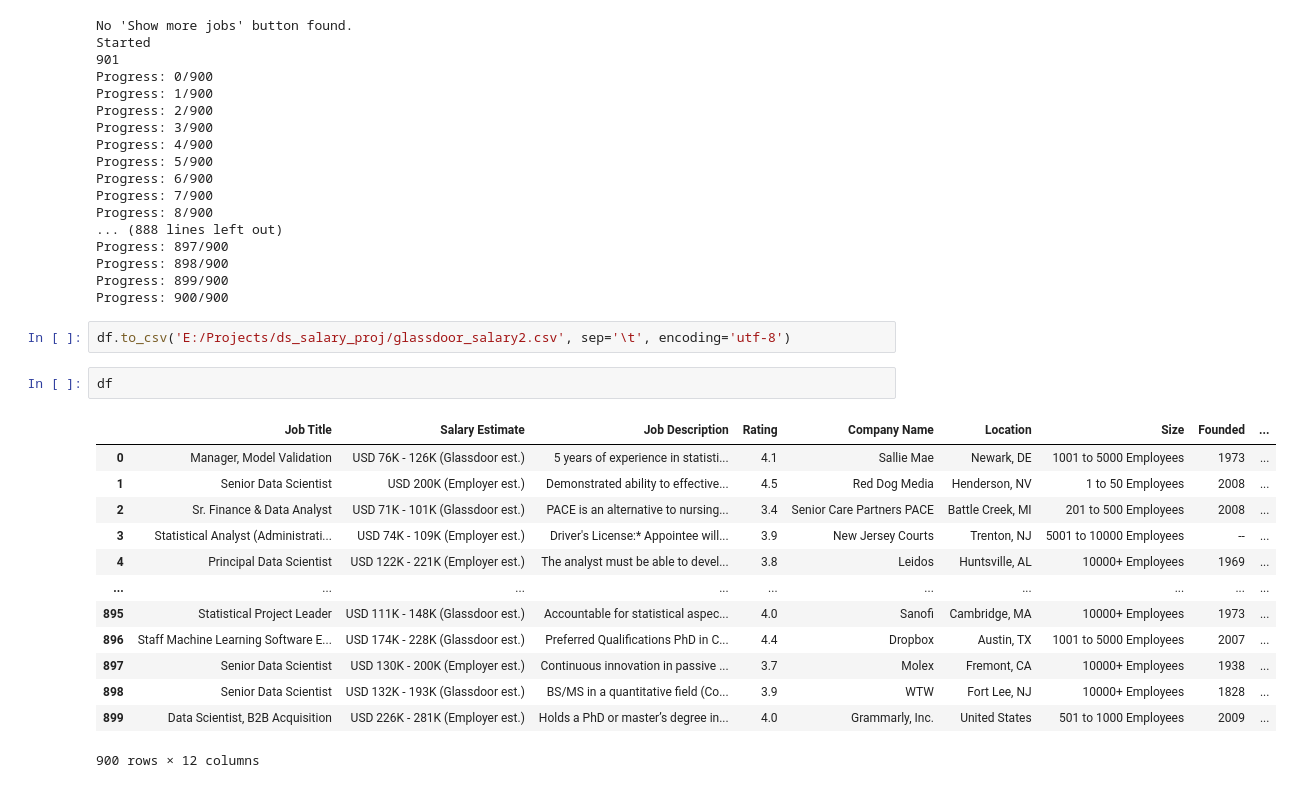
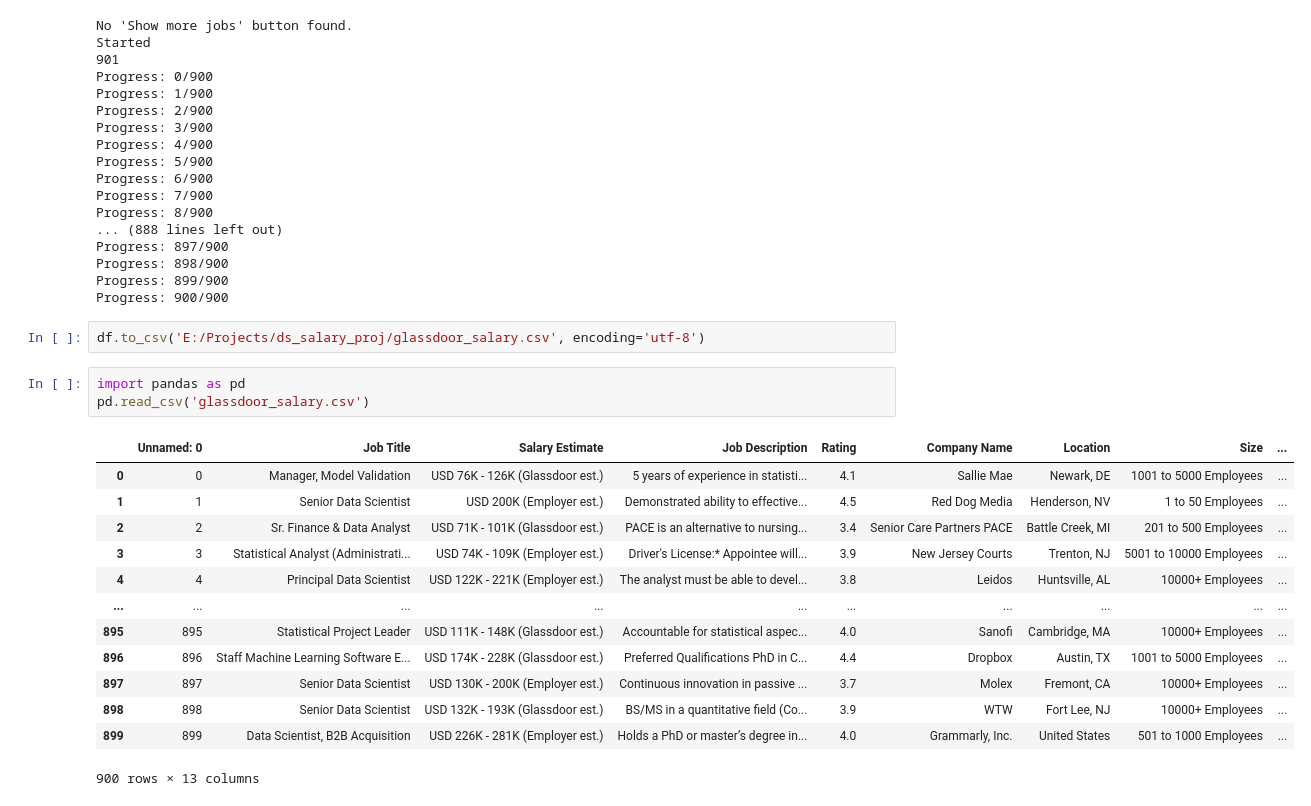
Before and after one commit to thedv/ds_salary_proj, a Jupyter notebook: glassdoor_scraper.ipynb, the cells around one changed output. Saved outputs shown, nothing was run; the diff lists cells and outputs as text.

```diff
--- a/glassdoor_scraper.ipynb
+++ b/glassdoor_scraper.ipynb
@@ -203,20 +203,21 @@ Progress: 898/900
 Progress: 899/900
 Progress: 900/900
 # %%
-df.to_csv('E:/Projects/ds_salary_proj/glassdoor_salary2.csv', sep='\t', encoding='utf-8')
+df.to_csv('E:/Projects/ds_salary_proj/glassdoor_salary.csv', encoding='utf-8')
-# %%
-df
-# %% [output]
-|  | Job Title | Salary Estimate | Job Description | Rating | Company Name | Location | Size | Founded | ... |
-| 0 | Manager, Model Validation | USD 76K - 126K (Glassdoor est.) | 5 years of experience in statisti... | 4.1 | Sallie Mae | Newark, DE | 1001 to 5000 Employees | 1973 | ... |
-| 1 | Senior Data Scientist | USD 200K (Employer est.) | Demonstrated ability to effective... | 4.5 | Red Dog Media | Henderson, NV | 1 to 50 Employees | 2008 | ... |
-| 2 | Sr. Finance & Data Analyst | USD 71K - 101K (Glassdoor est.) | PACE is an alternative to nursing... | 3.4 | Senior Care Partners PACE | Battle Creek, MI | 201 to 500 Employees | 2008 | ... |
-| 3 | Statistical Analyst (Administrati... | USD 74K - 109K (Employer est.) | Driver's License:* Appointee will... | 3.9 | New Jersey Courts | Trenton, NJ | 5001 to 10000 Employees | -- | ... |
-| 4 | Principal Data Scientist | USD 122K - 221K (Employer est.) | The analyst must be able to devel... | 3.8 | Leidos | Huntsville, AL | 10000+ Employees | 1969 | ... |
-| ... | ... | ... | ... | ... | ... | ... | ... | ... | ... |
-| 895 | Statistical Project Leader | USD 111K - 148K (Glassdoor est.) | Accountable for statistical aspec... | 4.0 | Sanofi | Cambridge, MA | 10000+ Employees | 1973 | ... |
-| 896 | Staff Machine Learning Software E... | USD 174K - 228K (Glassdoor est.) | Preferred Qualifications PhD in C... | 4.4 | Dropbox | Austin, TX | 1001 to 5000 Employees | 2007 | ... |
-| 897 | Senior Data Scientist | USD 130K - 200K (Employer est.) | Continuous innovation in passive ... | 3.7 | Molex | Fremont, CA | 10000+ Employees | 1938 | ... |
-| 898 | Senior Data Scientist | USD 132K - 193K (Glassdoor est.) | BS/MS in a quantitative field (Co... | 3.9 | WTW | Fort Lee, NJ | 10000+ Employees | 1828 | ... |
-| 899 | Data Scientist, B2B Acquisition | USD 226K - 281K (Employer est.) | Holds a PhD or master’s degree in... | 4.0 | Grammarly, Inc. | United States | 501 to 1000 Employees | 2009 | ... |
-900 rows × 12 columns
+# %%
+import pandas as pd
+pd.read_csv('glassdoor_salary.csv')
+# %% [output]
+|  | Unnamed: 0 | Job Title | Salary Estimate | Job Description | Rating | Company Name | Location | Size | ... |
+| 0 | 0 | Manager, Model Validation | USD 76K - 126K (Glassdoor est.) | 5 years of experience in statisti... | 4.1 | Sallie Mae | Newark, DE | 1001 to 5000 Employees | ... |
+| 1 | 1 | Senior Data Scientist | USD 200K (Employer est.) | Demonstrated ability to effective... | 4.5 | Red Dog Media | Henderson, NV | 1 to 50 Employees | ... |
+| 2 | 2 | Sr. Finance & Data Analyst | USD 71K - 101K (Glassdoor est.) | PACE is an alternative to nursing... | 3.4 | Senior Care Partners PACE | Battle Creek, MI | 201 to 500 Employees | ... |
+| 3 | 3 | Statistical Analyst (Administrati... | USD 74K - 109K (Employer est.) | Driver's License:* Appointee will... | 3.9 | New Jersey Courts | Trenton, NJ | 5001 to 10000 Employees | ... |
+| 4 | 4 | Principal Data Scientist | USD 122K - 221K (Employer est.) | The analyst must be able to devel... | 3.8 | Leidos | Huntsville, AL | 10000+ Employees | ... |
+| ... | ... | ... | ... | ... | ... | ... | ... | ... | ... |
+| 895 | 895 | Statistical Project Leader | USD 111K - 148K (Glassdoor est.) | Accountable for statistical aspec... | 4.0 | Sanofi | Cambridge, MA | 10000+ Employees | ... |
+| 896 | 896 | Staff Machine Learning Software E... | USD 174K - 228K (Glassdoor est.) | Preferred Qualifications PhD in C... | 4.4 | Dropbox | Austin, TX | 1001 to 5000 Employees | ... |
+| 897 | 897 | Senior Data Scientist | USD 130K - 200K (Employer est.) | Continuous innovation in passive ... | 3.7 | Molex | Fremont, CA | 10000+ Employees | ... |
+| 898 | 898 | Senior Data Scientist | USD 132K - 193K (Glassdoor est.) | BS/MS in a quantitative field (Co... | 3.9 | WTW | Fort Lee, NJ | 10000+ Employees | ... |
+| 899 | 899 | Data Scientist, B2B Acquisition | USD 226K - 281K (Employer est.) | Holds a PhD or master’s degree in... | 4.0 | Grammarly, Inc. | United States | 501 to 1000 Employees | ... |
+900 rows × 13 columns
```
Also changed, not shown: 2 other files.
